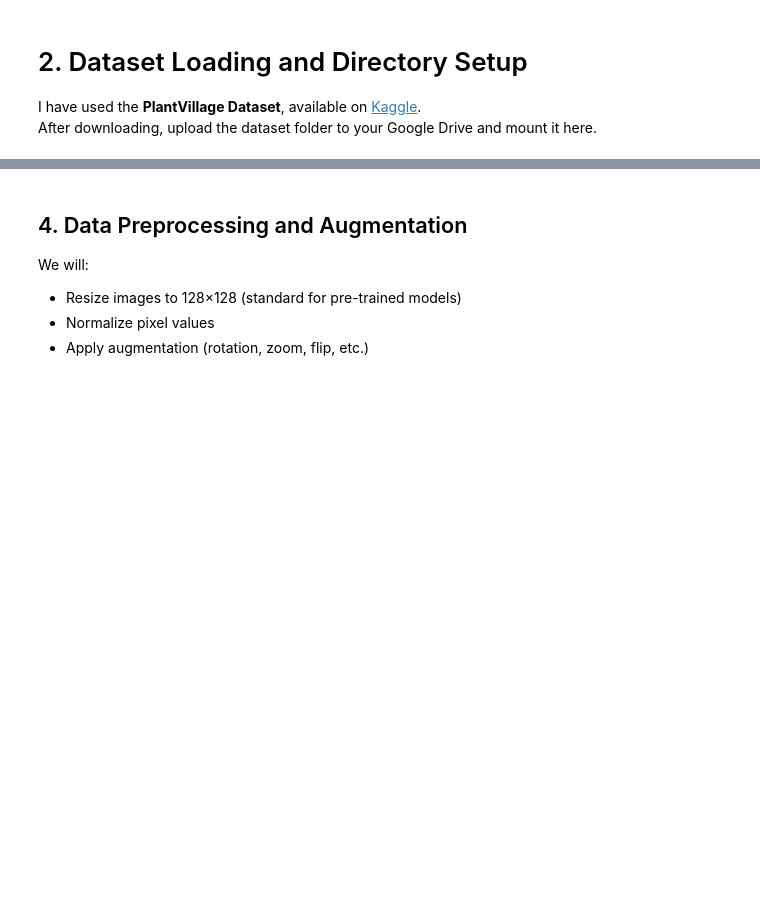
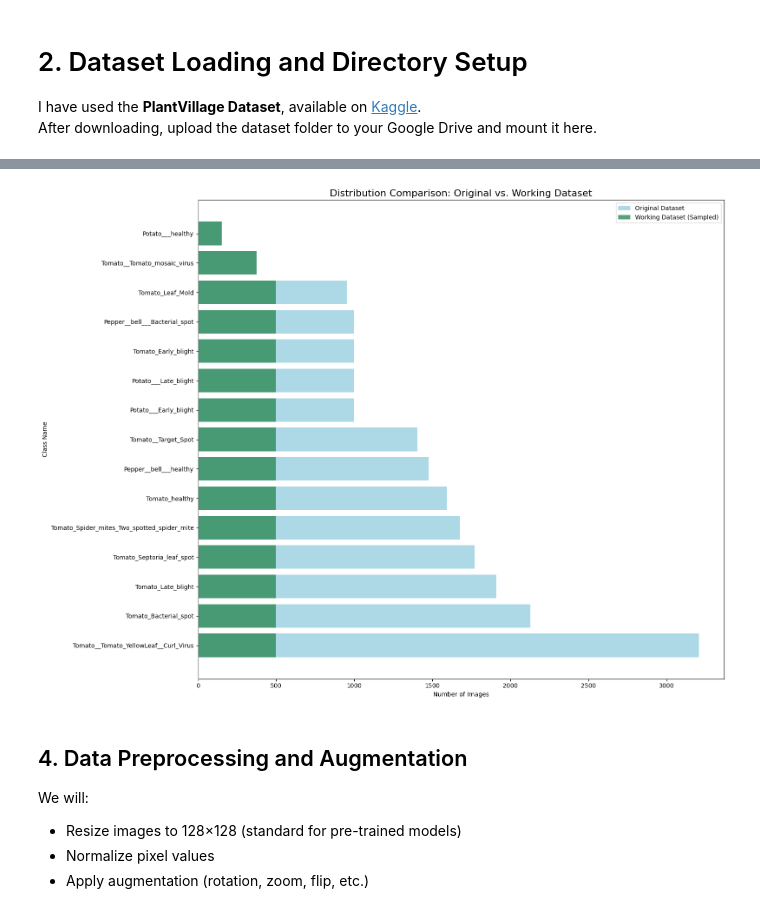
Before and after one commit to SamikshKodgire/AAI521_SmartVisionAgri, a Jupyter notebook: AAI_521_SKodgire_FinalProject.ipynb, the cells around one changed output, grey strips where cells are left out. Saved outputs shown, nothing was run; the diff lists cells and outputs as text; code cells hidden in the pictures; blank space fills up the shorter version.

```diff
--- a/AAI_521_SKodgire_FinalProject.ipynb
+++ b/AAI_521_SKodgire_FinalProject.ipynb
@@ -222,3 +286,56 @@ Top 5 smallest classes:
+# %%
+# ==============================================================
+# 📊 Original vs Working Dataset Distribution Comparison
+# ==============================================================
+
+# 1. Compute original dataset counts
+orig_counts = {}
+for cls in class_folders:
+    cls_path = os.path.join(RUNTIME_ORIG, cls)
+    total = 0
+    for ext in ['*.jpg', '*.jpeg', '*.png', '*.JPG', '*.JPEG', '*.PNG']:
+        total += len(glob.glob(os.path.join(cls_path, ext)))
+    orig_counts[cls] = total
+
+df_orig = pd.DataFrame(orig_counts.items(), columns=["Class", "Original_Count"])
+
+# 2. Working dataset counts already computed as df_counts → rename for clarity
+df_work = df_counts.rename(columns={"Count": "Working_Count"})
+
+# 3. Merge comparison
+df_compare = pd.merge(df_orig, df_work, on="Class")
+
+# 4. Sort for visualization
+df_compare_sorted = df_compare.sort_values("Original_Count", ascending=False)
+
+# 5. Plot
+plt.figure(figsize=(16, 12))
+
+# Plot Original dataset
+plt.barh(
+    df_compare_sorted["Class"],
+    df_compare_sorted["Original_Count"],
+    color="lightblue",
+    label="Original Dataset"
+)
+
+# Plot Working dataset
+plt.barh(
+    df_compare_sorted["Class"],
+    df_compare_sorted["Working_Count"],
+    color="seagreen",
+    alpha=0.8,
+    label="Working Dataset (Sampled)"
+)
+
+plt.title("Distribution Comparison: Original vs. Working Dataset", fontsize=16)
+plt.xlabel("Number of Images")
+plt.ylabel("Class Name")
+plt.legend()
+plt.tight_layout()
+plt.show()
+# %% [output]
+[figure, added]
 # %% [markdown]
 ##  4. Data Preprocessing and Augmentation
 We will:
```
Also changed, not shown: parts of 17 cells of this notebook.
